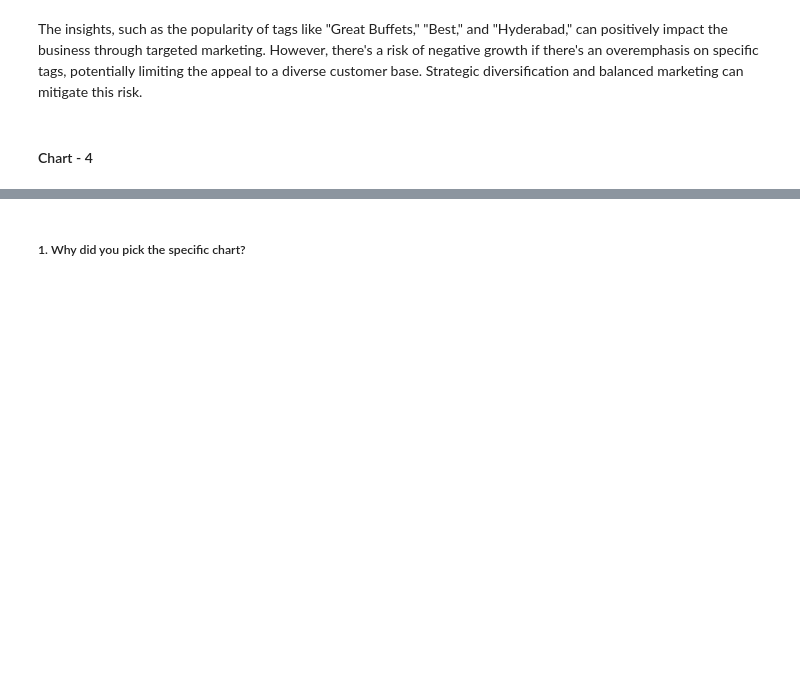
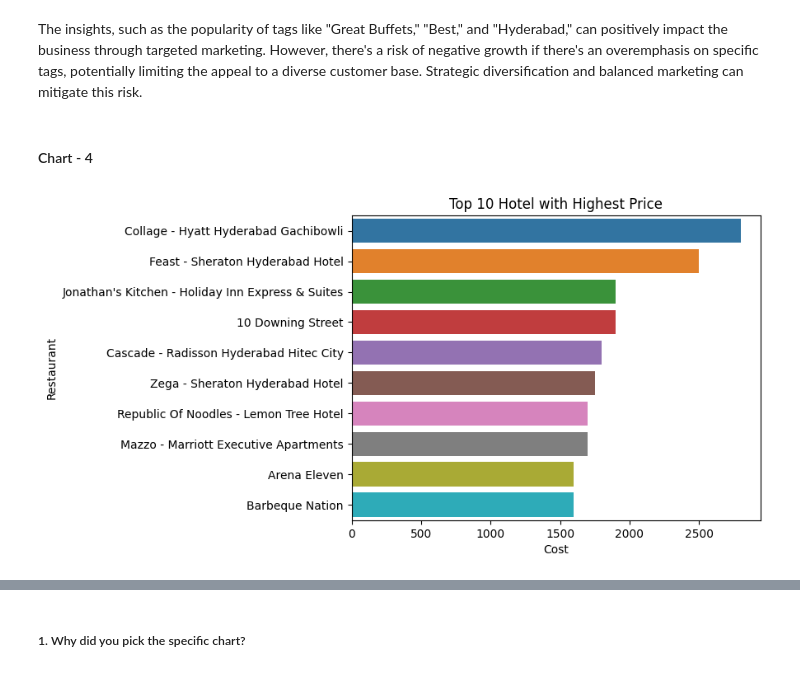
Before and after one commit to ruksz/Zomato-Restaurant---Unsupervised-ML, a Jupyter notebook: Unsupervised_ML_Zomato_Analysis.ipynb, the cells around one changed output, grey strips where cells are left out. Saved outputs shown, nothing was run; the diff lists cells and outputs as text; code cells hidden in the pictures; blank space fills up the shorter version.

```diff
--- a/Unsupervised_ML_Zomato_Analysis.ipynb
+++ b/Unsupervised_ML_Zomato_Analysis.ipynb
@@ -618,0 +618,11 @@ The insights, such as the popularity of tags like "Great Buffets," "Best," and "
+# %%
+# Chart - 4 Restaraunt with Highest Price and Lowest Price
+
+price_of_hotel = hotel.sort_values('Cost', ascending = False)[['Restaurant','Cost']]
+
+#hotel with max price
+sns.barplot(data = price_of_hotel[:10], x = "Cost", y='Restaurant')
+plt.title('Top 10 Hotel with Highest Price')
+plt.show()
+# %% [output]
+[figure, added]
```
Also changed, not shown: parts of 148 cells of this notebook.
